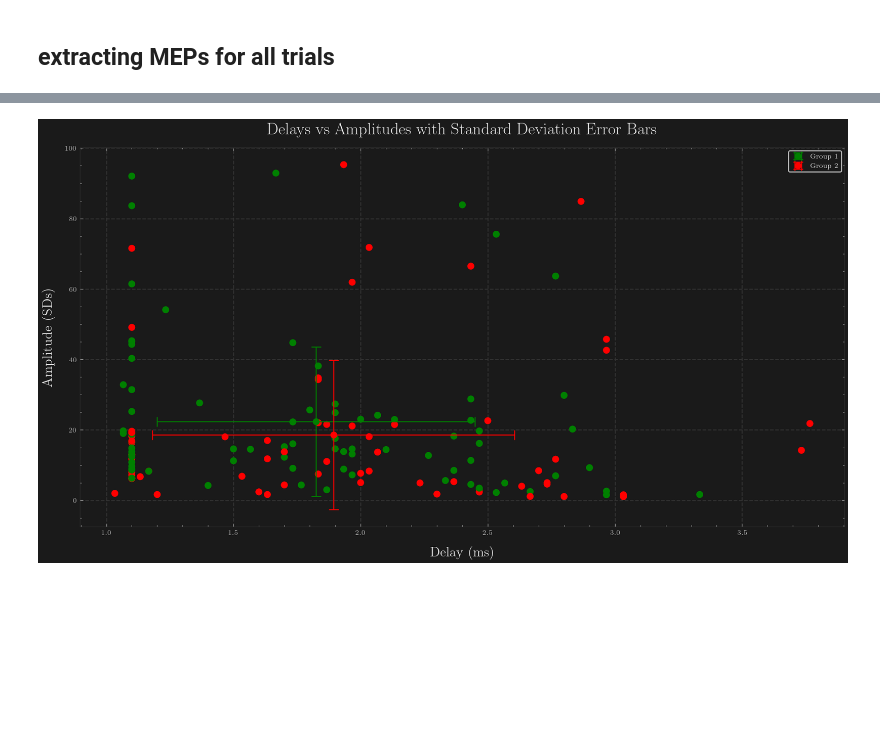
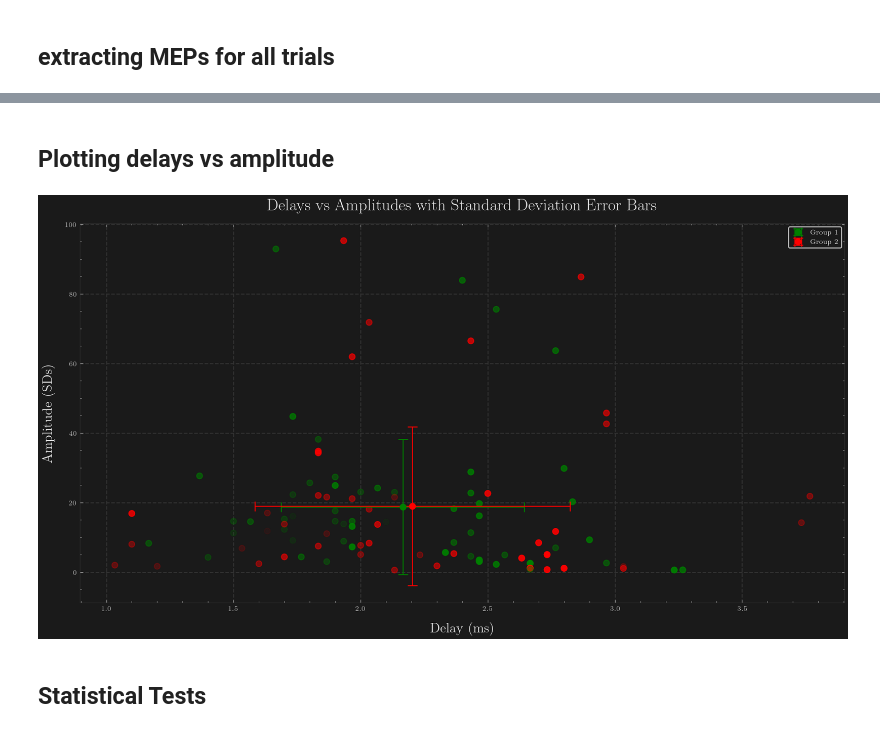
Before and after one commit to raknah/neuroelectrophysiology, a Jupyter notebook: notebooks/simplfied MEP extract.ipynb, the cells around one changed output, grey strips where cells are left out. Cells and saved outputs as stored; diff of their text form; code cells hidden in the pictures; blank space fills up the shorter version.

```diff
--- a/notebooks/simplfied MEP extract.ipynb
+++ b/notebooks/simplfied MEP extract.ipynb
@@ -18,8 +17,0 @@ plt.style.use(['science', 'grid', 'custom', 'vibrant'])
-# %%
-excel = '/Users/fomo/Documents/Research/UNIC Research/Motor Evoked Potentials Test/MICE_LIST_EEG.xlsx'
-temp = pd.read_excel(excel, sheet_name='MEP2024')
-temp = temp.iloc[91:]
-
-temp.to_csv('/Users/fomo/Documents/Research/UNIC Research/Motor Evoked Potentials Test/MICE_EEG_2024 (93-257).csv', index=False)
-
-temp.head()
@@ -107,7 +90,5 @@ with open(extract_location, 'rb') as f:
 # %%
-detected_peaks_zone_1 = []
-detected_peaks_zone_2 = []
-detected_peaks_zone_3 = []
+detected_peaks = []
 # %%
 from scipy.ndimage import gaussian_filter1d as gf
 
@@ -241,47 +210,57 @@ selected_peaks
+# %% [markdown]
+## Plotting delays vs amplitude
 # %%
 conversion = (1 / sampling_rate) * 1000
 
 # Extract delays, amplitudes, and groups
 delays = [peak['first_large_peak'][0]*conversion - 10 for peak in selected_peaks]
 amplitudes = [peak['first_large_peak'][1] for peak in selected_peaks]
 groups = [peak['group'] for peak in selected_peaks]
+currents = [peak['current'] for peak in selected_peaks]
 
-# Separate data by group
+# min-max scaling current
+from sklearn.preprocessing import MinMaxScaler
+
+currents_2d = [[x] for x in currents] # 2-D array for MinMaxScaler()
+scaler = MinMaxScaler()
+scaled_currents = scaler.fit_transform(currents_2d).flatten()
+
+# separate data by group
 group1_delays = [delays[i] for i in range(len(groups)) if groups[i] == 1]
 group1_amplitudes = [amplitudes[i] for i in range(len(groups)) if groups[i] == 1]
 group2_delays = [delays[i] for i in range(len(groups)) if groups[i] == 2]
 group2_amplitudes = [amplitudes[i] for i in range(len(groups)) if groups[i] == 2]
 
-# Calculate means and standard deviations for delays and amplitudes for each group
+# calculate means and standard deviations for delays and amplitudes for each group
 mean_delay_1, std_delay_1 = np.mean(group1_delays), np.std(group1_delays)
 mean_amplitude_1, std_amplitude_1 = np.mean(group1_amplitudes), np.std(group1_amplitudes)
 
 mean_delay_2, std_delay_2 = np.mean(group2_delays), np.std(group2_delays)
 mean_amplitude_2, std_amplitude_2 = np.mean(group2_amplitudes), np.std(group2_amplitudes)
 
-# Plotting
+# plotting
+from matplotlib.colors import ListedColormap
+
 plt.figure(figsize=(14, 7))
+plt.scatter(delays, amplitudes, c=groups, cmap=ListedColormap( ['green', 'red']), alpha=scaled_currents)
 
-from matplotlib.colors import ListedColormap
-cmap = ListedColormap( ['green', 'red'])
-
-plt.scatter(delays, amplitudes, c=groups, cmap=cmap)
-
-# Plot Group 1 with error bars
+# group 1 with error bars
 plt.errorbar(mean_delay_1, mean_amplitude_1, xerr=std_delay_1, yerr=std_amplitude_1, fmt='o', color='green', label='Group 1', capsize=5)
 
-# Plot Group 2 with error bars
+# group 2 with error bars
 plt.errorbar(mean_delay_2, mean_amplitude_2, xerr=std_delay_2, yerr=std_amplitude_2, fmt='o', color='red', label='Group 2', capsize=5)
 
 # Adding labels and title
 plt.xlabel('Delay (ms)', fontsize=14)
 plt.ylabel('Amplitude (SDs)', fontsize=14)
 plt.title('Delays vs Amplitudes with Standard Deviation Error Bars', fontsize=17)
 plt.legend()
 plt.savefig('/Users/fomo/Desktop/delays_vs_amplitudes.png')
 plt.show()
 # %% [output]
-[figure, old version]
+[figure, new version]
+# %% [markdown]
+## Statistical Tests
 # %%
 from scipy.stats import ttest_ind, mannwhitneyu, shapiro
 
```
Also changed, not shown: parts of 12 cells of this notebook.
